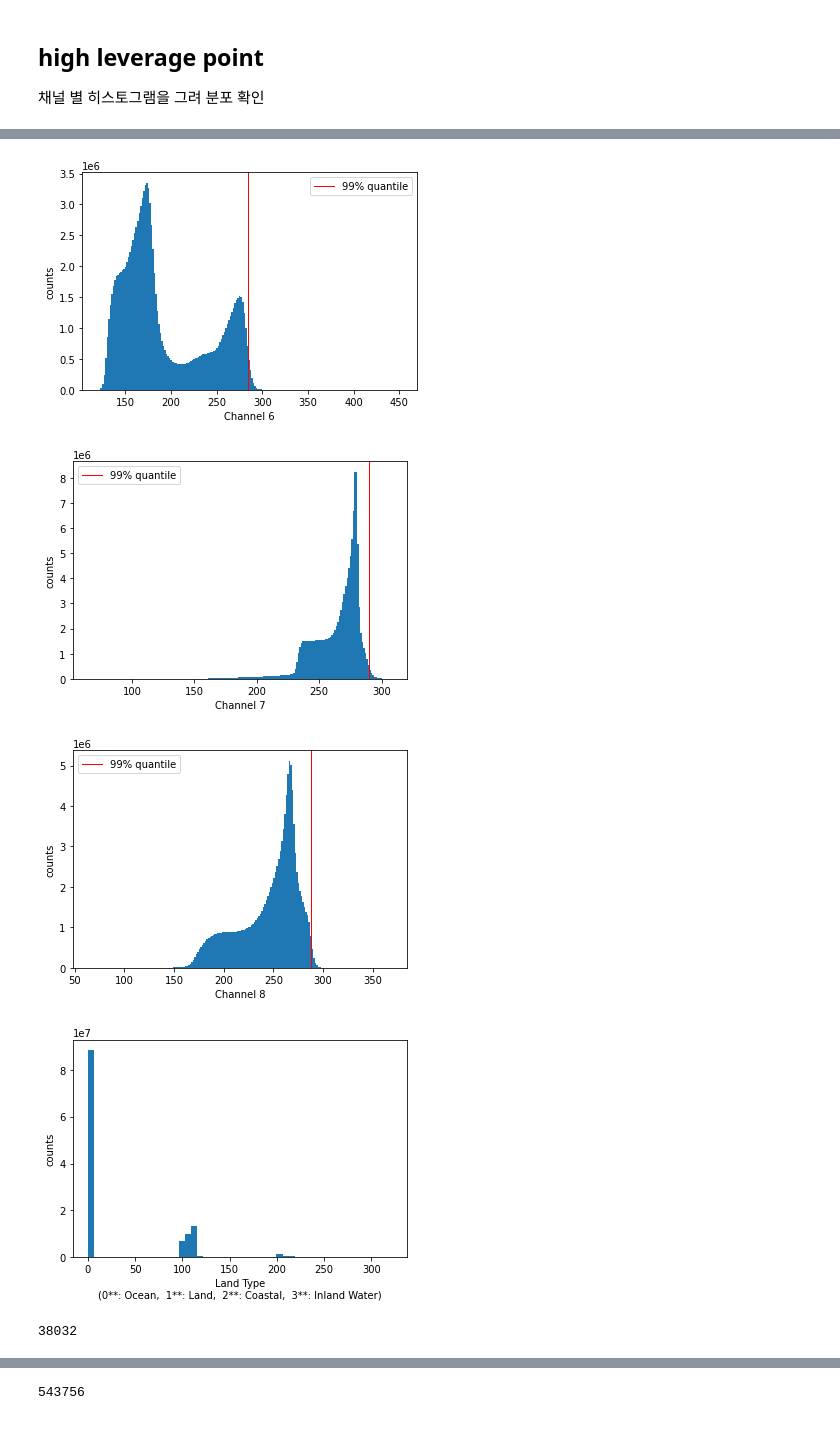
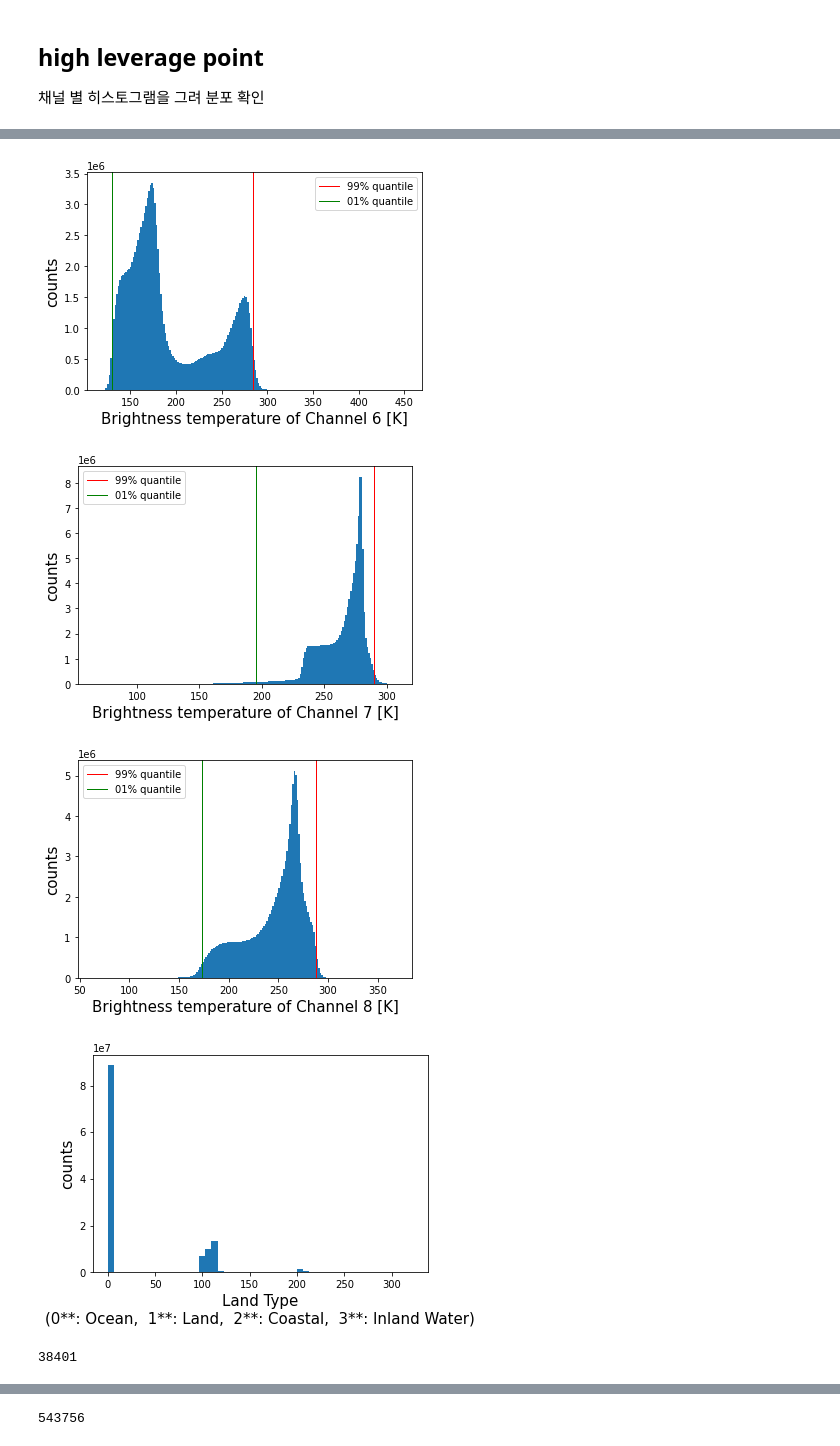
Before and after one commit to deagwon97/machine-learning-and-practice-report, a Jupyter notebook: Dacon_satellite_dist.ipynb, the cells around one changed output, grey strips where cells are left out. Saved outputs shown, nothing was run; the diff lists cells and outputs as text; code cells hidden in the pictures.

```diff
--- a/Dacon_satellite_dist.ipynb
+++ b/Dacon_satellite_dist.ipynb
@@ -48,15 +60,25 @@ tf.random.set_seed(7)
 # %%
+quantile_99pers = []# 채널별로 조사해서 list로 저장
+quantile_01pers = []
+
 for i in range(9):
+    quantile_99per = np.quantile(train[:,:,:,i].reshape(-1), .99)
+    quantile_99pers.append(quantile_99per)#list에 추가
+
+    quantile_01per = np.quantile(train[:,:,:,i].reshape(-1), .01)
+    quantile_01pers.append(quantile_01per)#list에 추가
+
     plt.hist(train[:,:,:,i].reshape(-1), bins = 200)
-    plt.axvline(x = np.quantile(train[:,:,:,i].reshape(-1), .99), linewidth=1, color='r', label='99% quantile')
+    plt.axvline(x = quantile_99per, linewidth=1, color='r', label='99% quantile')
+    plt.axvline(x = quantile_01per, linewidth=1, color='green', label='01% quantile')
     plt.legend()
-    plt.ylabel('counts')
-    plt.xlabel('Channel {}'.format(i))
+    plt.ylabel('counts', fontsize = 15)
+    plt.xlabel('Brightness temperature of Channel {} [K]'.format(i), fontsize = 15)
     plt.show()
 
 plt.hist(train[:,:,:,9].reshape(-1), bins = 50)
-plt.ylabel('counts')
-plt.xlabel('Land Type\n(0**: Ocean,  1**: Land,  2**: Coastal,  3**: Inland Water)')
+plt.ylabel('counts', fontsize = 15)
+plt.xlabel('Land Type\n(0**: Ocean,  1**: Land,  2**: Coastal,  3**: Inland Water)', fontsize = 15)
 plt.show()
 
 gc.collect()
@@ -70,7 +92,7 @@ gc.collect()
-[figure, old version]
+[figure, new version]
-[figure, old version]
+[figure, new version]
-[figure, old version]
+[figure, new version]
-[figure, old version]
+[figure, new version]
-38032
+38401
 # %%
 plt.hist(train[:,:,:,10].reshape(-1), bins = 200)
```
Also changed, not shown: parts of 9 cells of this notebook.
